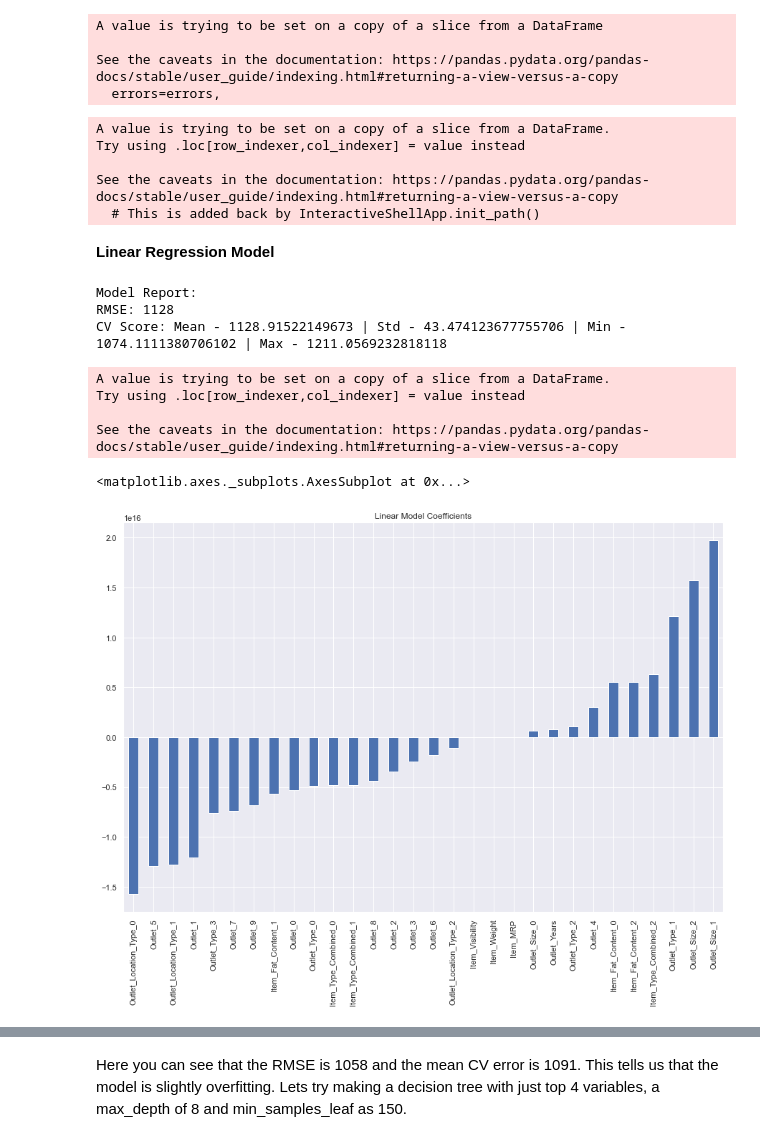
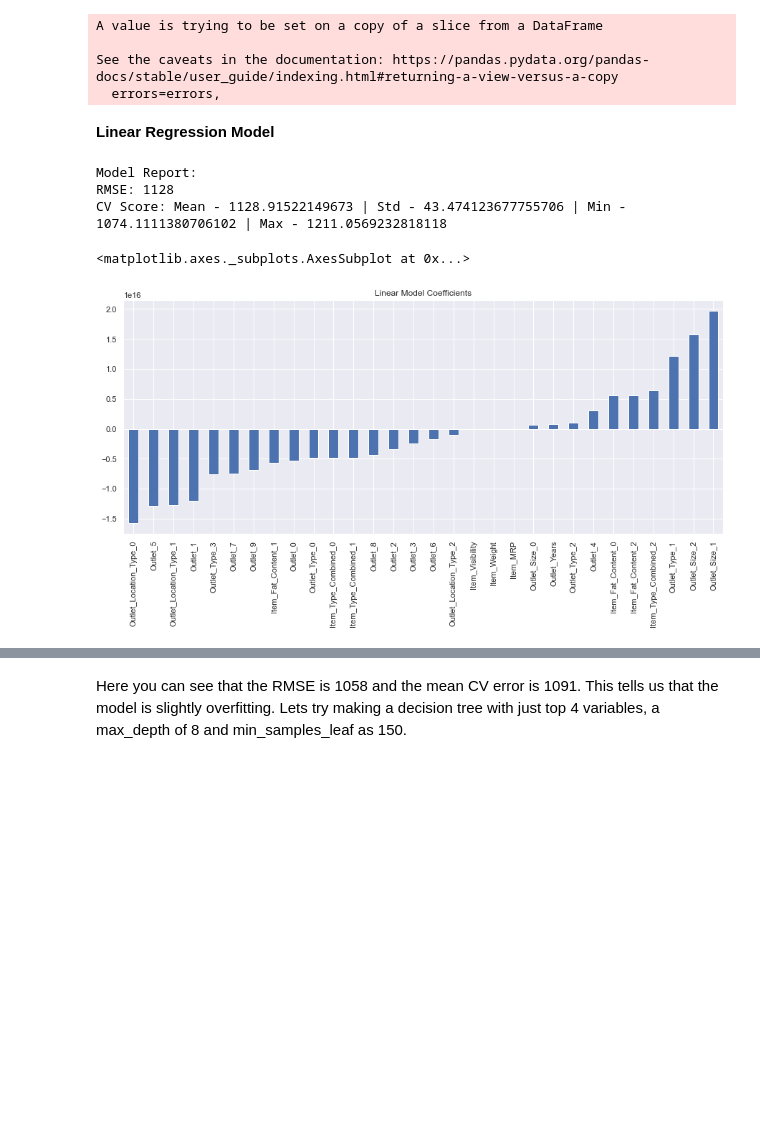
Before and after one commit to gswarge/sales-prediction-bigmart, a Jupyter notebook: outlet_sales_Prediction.ipynb, the cells around one changed output, grey strips where cells are left out. Drawn from its saved outputs; the diff is of its cells as text; code cells hidden in the pictures; blank space fills up the shorter version.

```diff
--- a/outlet_sales_Prediction.ipynb
+++ b/outlet_sales_Prediction.ipynb
@@ -360,22 +350,4 @@ A value is trying to be set on a copy of a slice from a DataFrame
 
 See the caveats in the documentation: https://pandas.pydata.org/pandas-docs/stable/user_guide/indexing.html#returning-a-view-versus-a-copy
   errors=errors,
-# %%
-#Model Building
-#Lets start by making a baseline model. Baseline model is the one which requires no predictive model and
-#its like an informed guess. For instance, in this case lets predict the sales as the overall average sales.
-
-mean_sales = train['Item_Outlet_Sales'].mean()
-
-#Define Dataframe with ID's for Submission
-
-base1 = test[['Item_Identifier','Outlet_Identifier']]
-
-base1['Item_Outlet_Sales'] = mean_sales
-# %% [output]
-A value is trying to be set on a copy of a slice from a DataFrame.
-Try using .loc[row_indexer,col_indexer] = value instead
-
-See the caveats in the documentation: https://pandas.pydata.org/pandas-docs/stable/user_guide/indexing.html#returning-a-view-versus-a-copy
-  # This is added back by InteractiveShellApp.init_path()
 # %%
@@ -430,24 +387,17 @@ def modelfit(alg, dtrain, dtest, predictors, target, IDcol, filename):
 # %%
 from sklearn.linear_model import LinearRegression, Ridge, Lasso
 predictors = [x for x in train.columns if x not in [target]+IDcol]
-
-#Print Predictors
-
 alg1 = LinearRegression(normalize=True)
 modelfit(alg1, train, test, predictors, target, IDcol,'1-lr.csv' )
 coef1 = pd.Series(alg1.coef_, predictors).sort_values()
-plt.figure(figsize=(15,10))
+plt.figure(figsize=(15,6))
 coef1.plot(kind='bar', title="Linear Model Coefficients")
 # %% [output]
 Model Report:
 RMSE: 1128
 CV Score: Mean - 1128.91522149673 | Std - 43.474123677755706 | Min - 1074.1111380706102 | Max - 1211.0569232818118
-A value is trying to be set on a copy of a slice from a DataFrame.
-Try using .loc[row_indexer,col_indexer] = value instead
-
-See the caveats in the documentation: https://pandas.pydata.org/pandas-docs/stable/user_guide/indexing.html#returning-a-view-versus-a-copy
+<matplotlib.axes._subplots.AxesSubplot at 0x...>
-<matplotlib.axes._subplots.AxesSubplot at 0x...>
-[figure, old version]
+[figure, new version]
 # %%
 #Ridge Regression Model:
 predictors = [x for x in train.columns if x not in [target]+IDcol]
```
Also changed, not shown: parts of 16 cells of this notebook, 4 other files.
